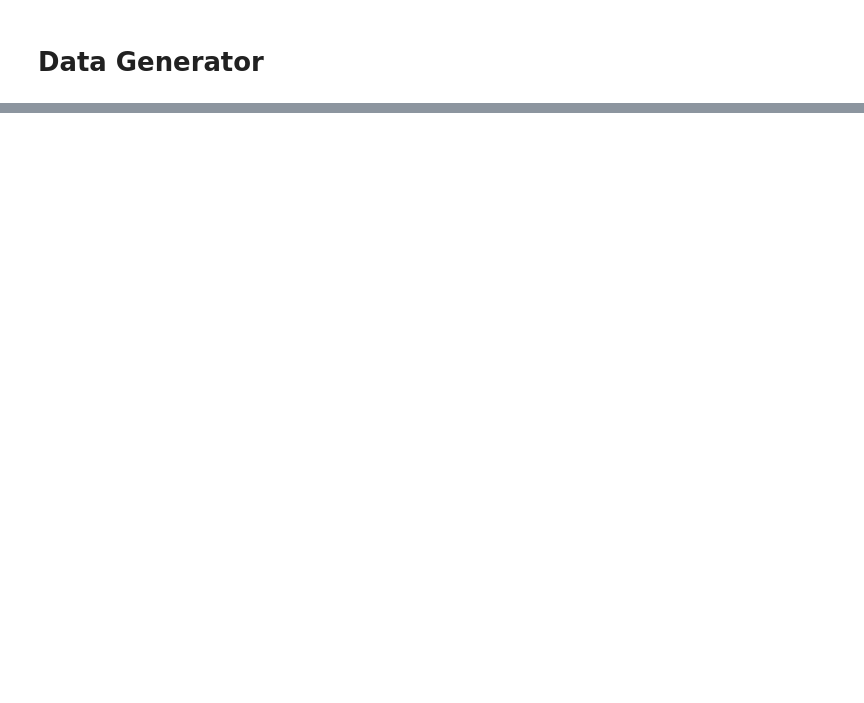
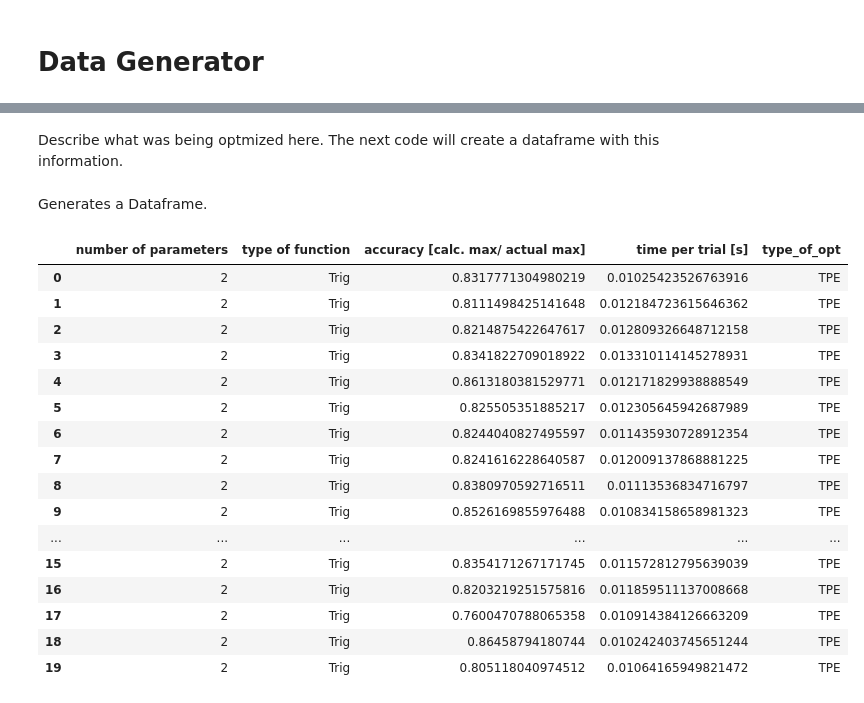
Before and after one commit to Optimistic-Optimizers/Black-Box-Optimization, a Jupyter notebook: Optuna optimization.ipynb, the cells around one changed output, grey strips where cells are left out. Cells and saved outputs as stored; diff of their text form; code cells hidden in the pictures; blank space fills up the shorter version.

```diff
--- a/Optuna optimization.ipynb
+++ b/Optuna optimization.ipynb
@@ -276,0 +84,15 @@ np.mean(z)/np.max(z)
+# %%
+max_ = []
+for i in range(10): #How many iterations per datapoint
+    study = optuna.create_study()
+    study = optuna.create_study(sampler=optuna.samplers.CmaEsSampler())
+    study.optimize(objective, n_trials=100)
+    best_params = study.best_params
+    found_x = best_params["x"]
+    found_y = best_params["y"]
+    print("Found x: {}, (x - 2)^2: {}".format(found_x, (func(found_x, found_y))))
+    print("Found y: {}, (x - 2)^2: {}".format(found_y, (func(found_x, found_y))))
+    x.append(found_x)
+    y.append(found_y)
+    max_.append(func(found_x, found_y))
+max_value = np.max(max_)
@@ -277,15 +217,15 @@ np.mean(z)/np.max(z)
 # %%
 accuracy = []
 mean_time = []
-for n in range(10): #Determines how many datapoints to generate
+for n in range(20): #Determines how many datapoints to generate
     x = []
     y = []
     z = []
     itr_time = []
-    for i in range(50): #How many iterations per datapoint
+    for i in range(20): #How many iterations per datapoint
         start = time.time()
         study = optuna.create_study()
-        study = optuna.create_study(sampler=optuna.samplers.CmaEsSampler())
+        study = optuna.create_study(sampler=optuna.samplers.TPESampler())
         study.optimize(objective, n_trials=10)
         best_params = study.best_params
         found_x = best_params["x"]
@@ -298,7 +238,7 @@ for n in range(10): #Determines how many datapoints to generate
         end = time.time()
         timetaken = end - start
         itr_time.append(timetaken)
-    mean_time.append(np.mean(itr_time))
-    acc = np.mean(z)/np.max(z)
+    mean_time.append(np.mean(itr_time)/10)
+    acc = np.mean(z)/max_value
     accuracy.append(acc)
 # %% [output]
@@ -436,9 +373,37 @@ Found y: 69.26920418833332, (x - 2)^2: 208.02898125877473
 ... (188 outputs left out)
+# %% [markdown]
+Describe what was being optmized here. The next code will create a dataframe with this information.
+# %%
+Type_of_optmizer = 'TPE'
+Type_of_function = 'Trig'
+n_of_params = 2
+# %% [markdown]
+Generates a Dataframe.
 # %%
 accuracy = np.asarray(accuracy).reshape(-1,1)
 mean_time = np.asarray(mean_time).reshape(-1,1)
-type_of_opt = np.asarray(['CmaEs']*accuracy.shape[0]).reshape(-1,1)
-num_of_params = np.asarray([2]*accuracy.shape[0]).reshape(-1,1)
-type_of_func = np.asarray(['Trig']*accuracy.shape[0]).reshape(-1,1)
-data = np.hstack((num_of_params, type_of_func, accuracy, mean_time, type_of_opt))
-df2 = pd.DataFrame(data, columns=['number of parameters','type of function','accuracy [max/mean]', 'time [s]', 'type_of_opt'])
+type_of_opt = np.asarray([Type_of_optmizer]*accuracy.shape[0]).reshape(-1,1)
+num_of_params = np.asarray([n_of_params]*accuracy.shape[0]).reshape(-1,1)
+type_of_func = np.asarray([Type_of_function]*accuracy.shape[0]).reshape(-1,1)
+data = np.hstack((num_of_params, type_of_func,accuracy, mean_time, type_of_opt))
+df2 = pd.DataFrame(data, columns=['number of parameters','type of function','accuracy [calc. max/ actual max]', 'time per trial [s]', 'type_of_opt'])
+# %%
+df2
+# %% [output]
+|  | number of parameters | type of function | accuracy [calc. max/ actual max] | time per trial [s] | type_of_opt |
+| 0 | 2 | Trig | 0.8317771304980219 | 0.01025423526763916 | TPE |
+| 1 | 2 | Trig | 0.8111498425141648 | 0.012184723615646362 | TPE |
+| 2 | 2 | Trig | 0.8214875422647617 | 0.012809326648712158 | TPE |
+| 3 | 2 | Trig | 0.8341822709018922 | 0.013310114145278931 | TPE |
+| 4 | 2 | Trig | 0.8613180381529771 | 0.012171829938888549 | TPE |
+| 5 | 2 | Trig | 0.825505351885217 | 0.012305645942687989 | TPE |
+| 6 | 2 | Trig | 0.8244040827495597 | 0.011435930728912354 | TPE |
+| 7 | 2 | Trig | 0.8241616228640587 | 0.012009137868881225 | TPE |
+| 8 | 2 | Trig | 0.8380970592716511 | 0.01113536834716797 | TPE |
+| 9 | 2 | Trig | 0.8526169855976488 | 0.010834158658981323 | TPE |
+| ... | ... | ... | ... | ... | ... |
+| 15 | 2 | Trig | 0.8354171267171745 | 0.011572812795639039 | TPE |
+| 16 | 2 | Trig | 0.8203219251575816 | 0.011859511137008668 | TPE |
+| 17 | 2 | Trig | 0.7600470788065358 | 0.010914384126663209 | TPE |
+| 18 | 2 | Trig | 0.86458794180744 | 0.010242403745651244 | TPE |
+| 19 | 2 | Trig | 0.805118040974512 | 0.01064165949821472 | TPE |
```
Also changed, not shown: parts of 18 cells of this notebook.
